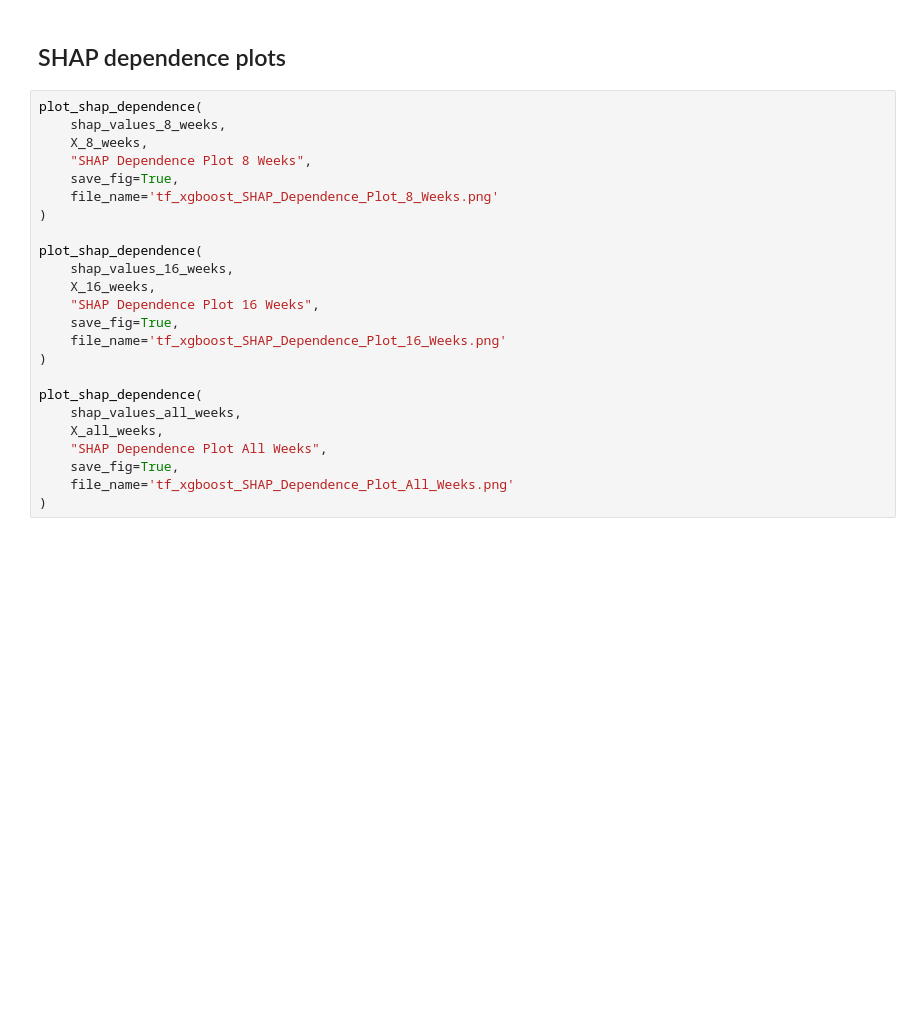
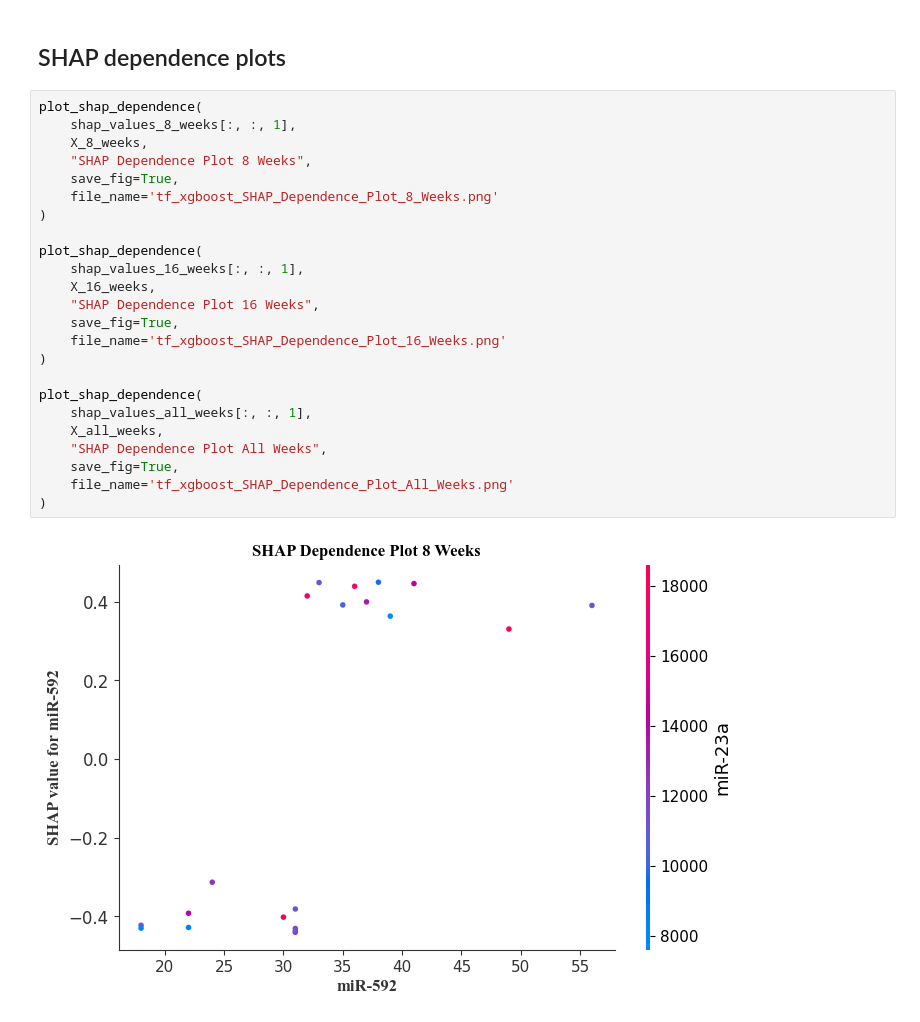
Before and after one commit to uflcod/miRNA-periodontal-disease, a Jupyter notebook: notebooks/tf_randomforest_miRNA.ipynb, the cells around one changed output. Drawn from its saved outputs; the diff is of its cells as text; blank space fills up the shorter version.

```diff
--- a/notebooks/tf_randomforest_miRNA.ipynb
+++ b/notebooks/tf_randomforest_miRNA.ipynb
@@ -160,25 +293,27 @@ plot_shap_heatmap(
 ## SHAP dependence plots
 # %%
 plot_shap_dependence(
-    shap_values_8_weeks,
+    shap_values_8_weeks[:, :, 1],
     X_8_weeks,
     "SHAP Dependence Plot 8 Weeks",
     save_fig=True,
     file_name='tf_xgboost_SHAP_Dependence_Plot_8_Weeks.png'
 )
 
 plot_shap_dependence(
-    shap_values_16_weeks,
+    shap_values_16_weeks[:, :, 1],
     X_16_weeks,
     "SHAP Dependence Plot 16 Weeks",
     save_fig=True,
     file_name='tf_xgboost_SHAP_Dependence_Plot_16_Weeks.png'
 )
 
 plot_shap_dependence(
-    shap_values_all_weeks,
+    shap_values_all_weeks[:, :, 1],
     X_all_weeks,
     "SHAP Dependence Plot All Weeks",
     save_fig=True,
     file_name='tf_xgboost_SHAP_Dependence_Plot_All_Weeks.png'
 )
+# %% [output]
+[figure, added]
```
Also changed, not shown: parts of 27 cells of this notebook.
